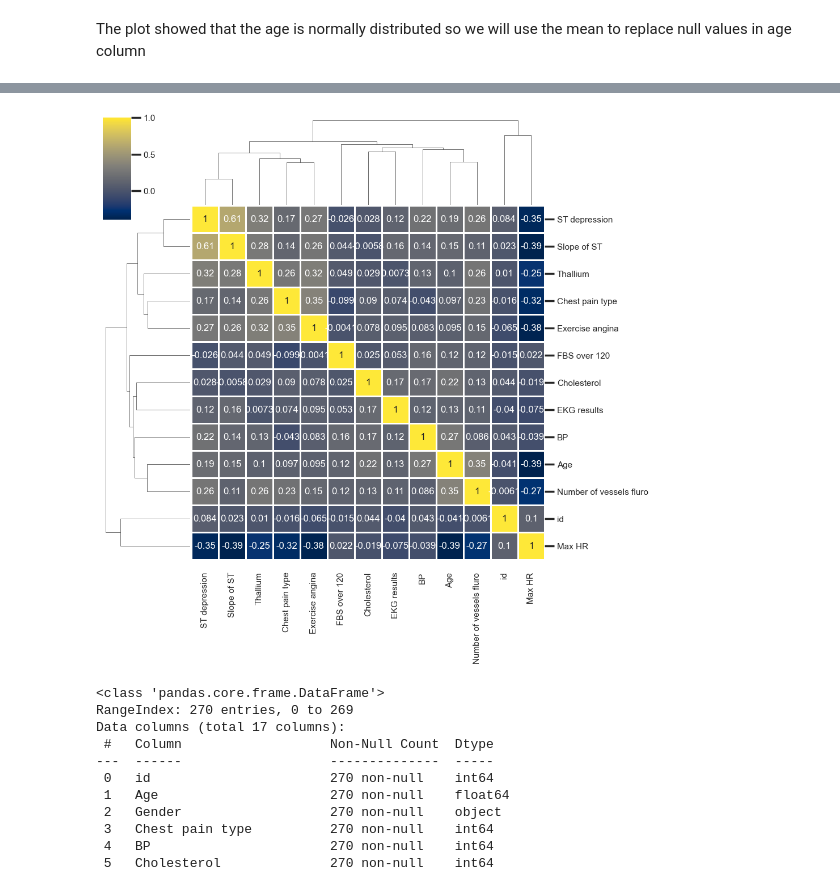
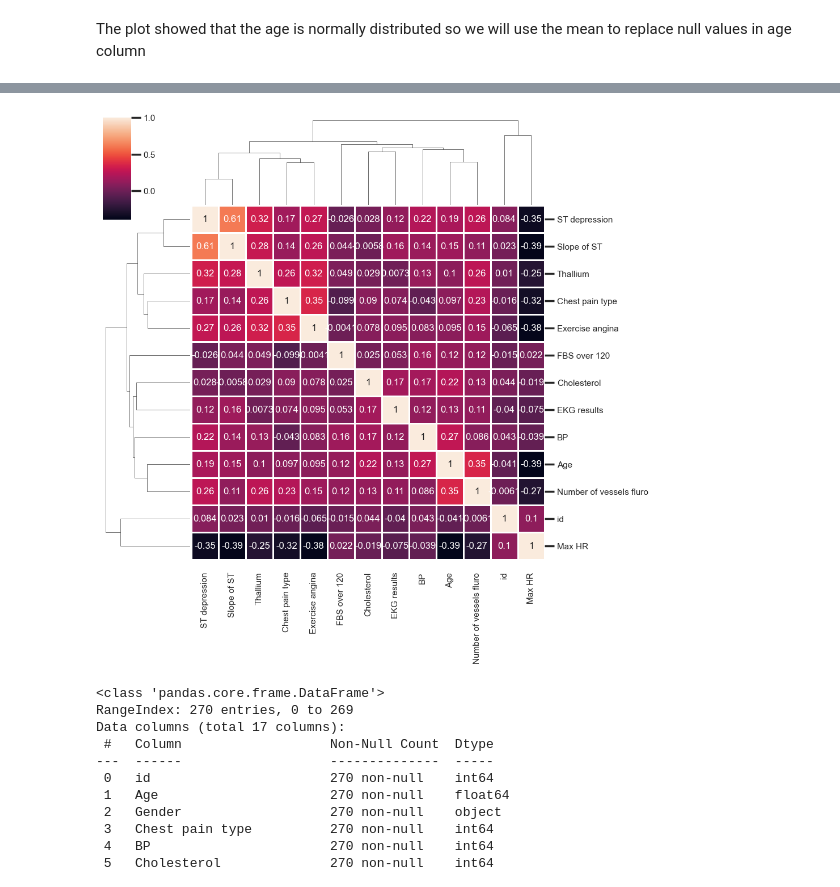
Before and after one commit to Jonathan-Monir/Heart-Disease-Prediction, a Jupyter notebook: Heart_Disease.ipynb, the cells around one changed output, grey strips where cells are left out. Drawn from its saved outputs; the diff is of its cells as text; code cells hidden in the pictures.

```diff
--- a/Heart_Disease.ipynb
+++ b/Heart_Disease.ipynb
@@ -116,6 +153,6 @@ df['Gender'].fillna(value=df['Gender'].mode()[0], inplace=True)
 df['work_type'].fillna(value=df['work_type'].mode()[0], inplace=True)
 df['smoking_status'].fillna(value=df['smoking_status'].mode()[0], inplace=True)
 # %%
-sns.clustermap(df.corr(),lw = 1, annot = True, cmap = 'cividis')
+sns.clustermap(df.corr(),lw = 1, annot = True)
 plt.show()
 # %% [output]
@@ -122,4 +160,4 @@ plt.show()
-[figure, old version]
+[figure, new version]
 # %%
 df.describe().T
 df.info()
```
Also changed, not shown: parts of 100 cells of this notebook.
